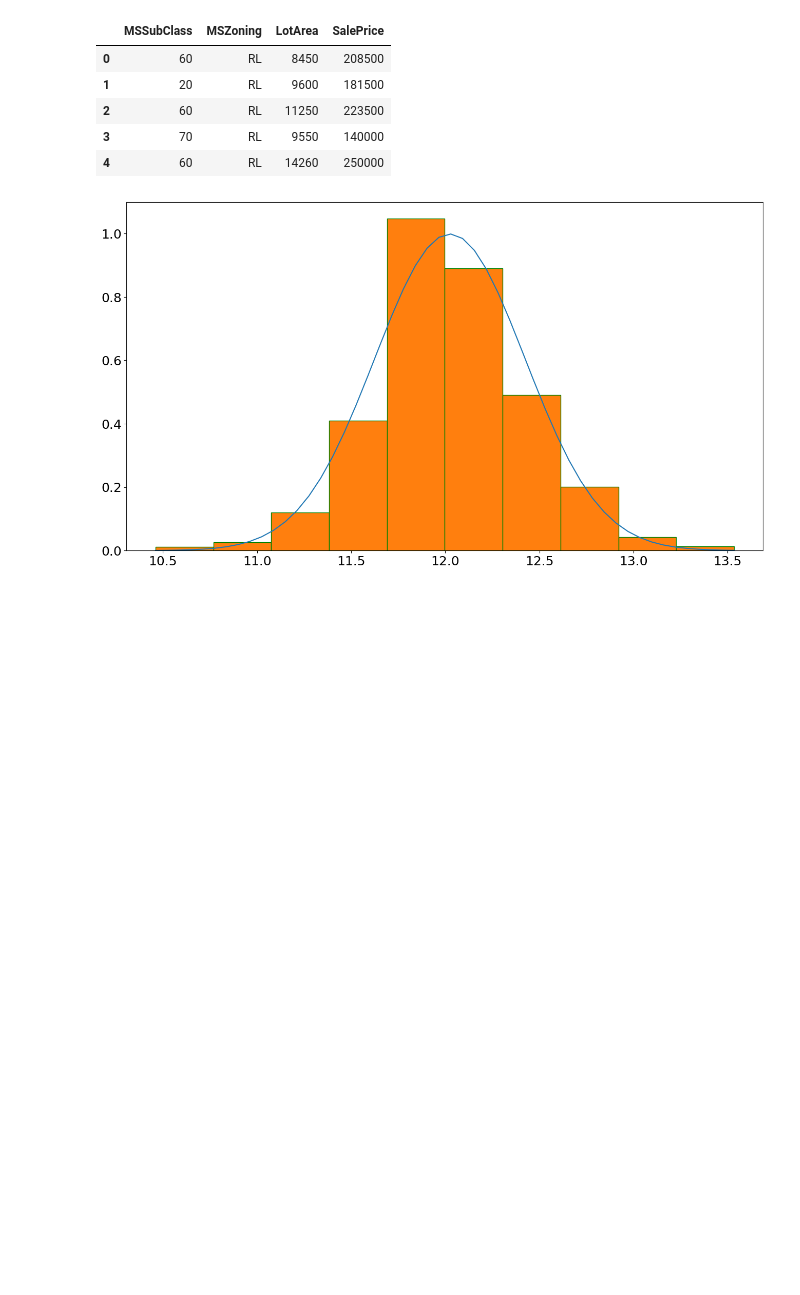
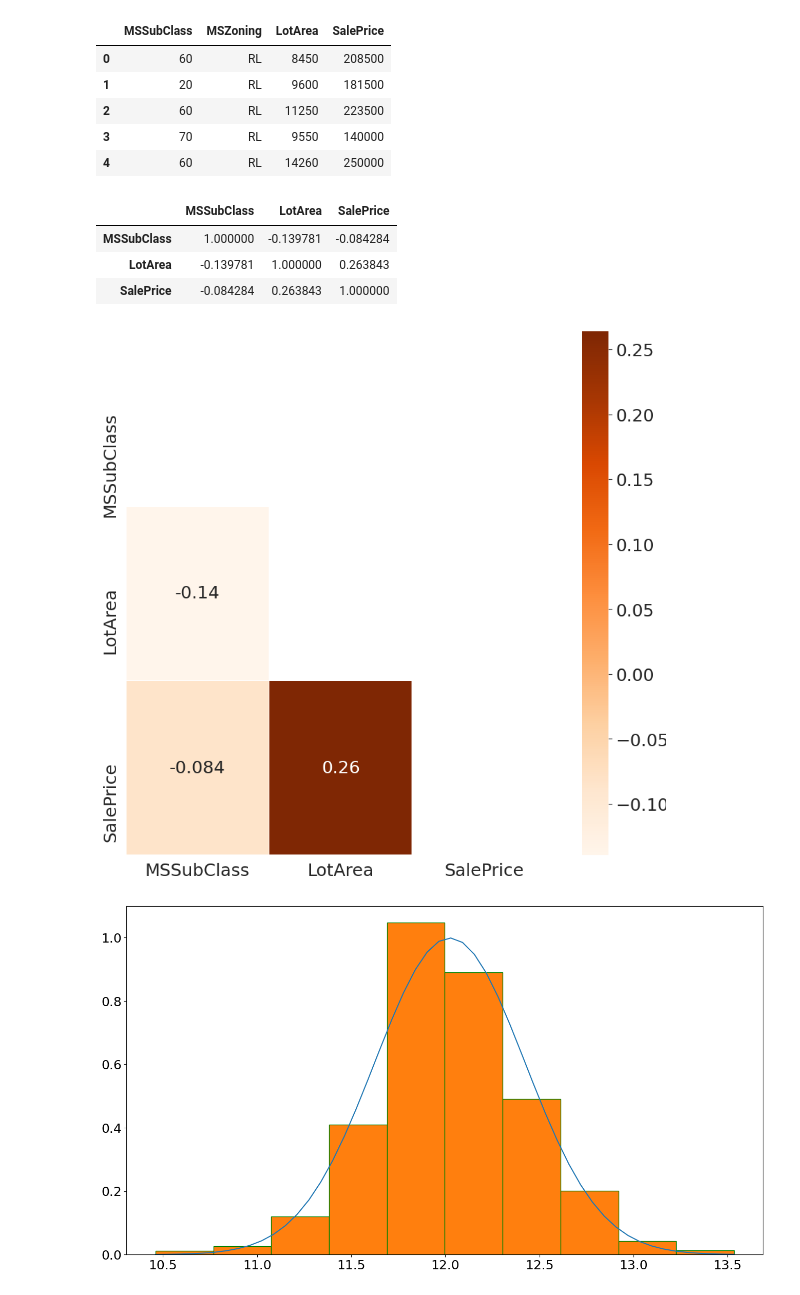
Before and after one commit to congltk1234/NhapMonKHDL, a Jupyter notebook: toanThayHanh/Baithuchanhso4.ipynb, the cells around one changed output. Drawn from its saved outputs; the diff is of its cells as text; code cells hidden in the pictures; blank space fills up the shorter version.

```diff
--- a/toanThayHanh/Baithuchanhso4.ipynb
+++ b/toanThayHanh/Baithuchanhso4.ipynb
@@ -67,6 +65,22 @@ df.head()
 | 2 | 60 | RL | 11250 | 223500 |
 | 3 | 70 | RL | 9550 | 140000 |
 | 4 | 60 | RL | 14260 | 250000 |
+# %%
+corr = df.corr(method = "pearson")
+corr
+# %% [output]
+|  | MSSubClass | LotArea | SalePrice |
+| MSSubClass | 1.000000 | -0.139781 | -0.084284 |
+| LotArea | -0.139781 | 1.000000 | 0.263843 |
+| SalePrice | -0.084284 | 0.263843 | 1.000000 |
+# %%
+mask = np.zeros_like(corr)
+mask[np.triu_indices_from(mask)] = True
+with sns.axes_style("white"):
+    f, ax = plt.subplots(figsize=(10, 10))
+    ax=sns.heatmap(corr, annot=True, mask=mask, cmap='Oranges', linewidths=0.5, linecolor='white')
+# %% [output]
+[figure, added]
 # %%
 # Engineering feature: log transform #
 data = df['SalePrice']
```
Also changed, not shown: parts of 17 cells of this notebook, 23 other files.
